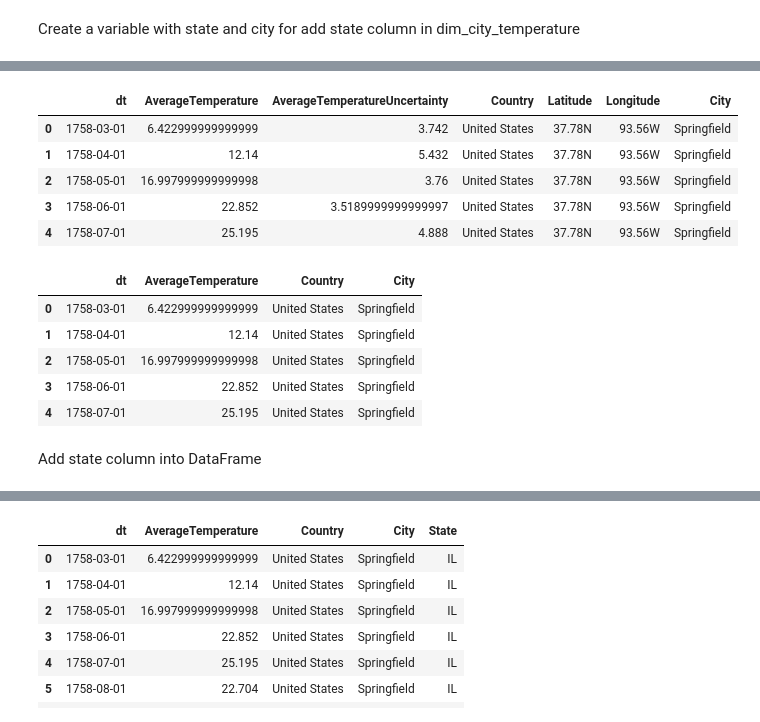
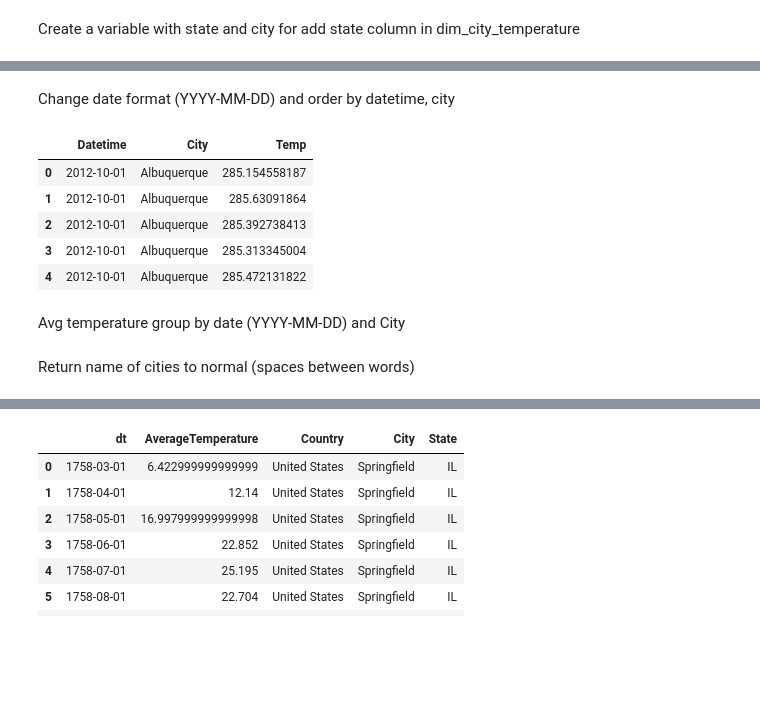
Before and after one commit to kennycontreras/us_national_tourism, a Jupyter notebook: us_national_tourism.ipynb, the cells around one changed output, grey strips where cells are left out. Saved outputs shown, nothing was run; the diff lists cells and outputs as text; code cells hidden in the pictures; blank space fills up the shorter version.

Commit message:
Change source data for dim_city_temp table
Now the source data came from Kaggle website, the data is more recent so itll be good for the final analysis

```diff
--- a/us_national_tourism.ipynb
+++ b/us_national_tourism.ipynb
@@ -187,24 +169,19 @@ Change `dt` type column to `DateType`
+# %% [markdown]
+Change date format (YYYY-MM-DD) and order by datetime, city
 # %%
-from datetime import datetime
-date_udf = F.udf(lambda x: datetime.strptime(x, "%Y-%m-%d"), T.DateType())
-df_date = df.withColumn("dt", date_udf(df.dt))
-df_date.limit(5).toPandas()
+from dateutil.parser import parse
+
+datetime_udf = F.udf(lambda x: parse(x), T.DateType())
+
+df_weatherDate = df_weather.withColumn("Datetime", datetime_udf(df_weather.Datetime))\
+                .orderBy("Datetime", "City")
+df_weatherDate.limit(5).toPandas()
 # %% [output]
-|  | dt | AverageTemperature | AverageTemperatureUncertainty | Country | Latitude | Longitude | City |
-| 0 | 1758-03-01 | 6.422999999999999 | 3.742 | United States | 37.78N | 93.56W | Springfield |
-| 1 | 1758-04-01 | 12.14 | 5.432 | United States | 37.78N | 93.56W | Springfield |
-| 2 | 1758-05-01 | 16.997999999999998 | 3.76 | United States | 37.78N | 93.56W | Springfield |
-| 3 | 1758-06-01 | 22.852 | 3.5189999999999997 | United States | 37.78N | 93.56W | Springfield |
-| 4 | 1758-07-01 | 25.195 | 4.888 | United States | 37.78N | 93.56W | Springfield |
+|  | Datetime | City | Temp |
+| 0 | 2012-10-01 | Albuquerque | 285.154558187 |
+| 1 | 2012-10-01 | Albuquerque | 285.63091864 |
+| 2 | 2012-10-01 | Albuquerque | 285.392738413 |
+| 3 | 2012-10-01 | Albuquerque | 285.313345004 |
+| 4 | 2012-10-01 | Albuquerque | 285.472131822 |
-# %%
-df_dim_date = df_date.select('dt', 'AverageTemperature', 'Country', 'City')
-df_dim_date.limit(5).toPandas()
-# %% [output]
-|  | dt | AverageTemperature | Country | City |
-| 0 | 1758-03-01 | 6.422999999999999 | United States | Springfield |
-| 1 | 1758-04-01 | 12.14 | United States | Springfield |
-| 2 | 1758-05-01 | 16.997999999999998 | United States | Springfield |
-| 3 | 1758-06-01 | 22.852 | United States | Springfield |
-| 4 | 1758-07-01 | 25.195 | United States | Springfield |
-# %% [markdown]
-Add state column into DataFrame
+# %% [markdown]
+Avg temperature group by date (YYYY-MM-DD) and City
@@ -210,0 +191,2 @@ Add state column into DataFrame
+# %% [markdown]
+Return name of cities to normal (spaces between words)
```
Also changed, not shown: parts of 23 cells of this notebook.
